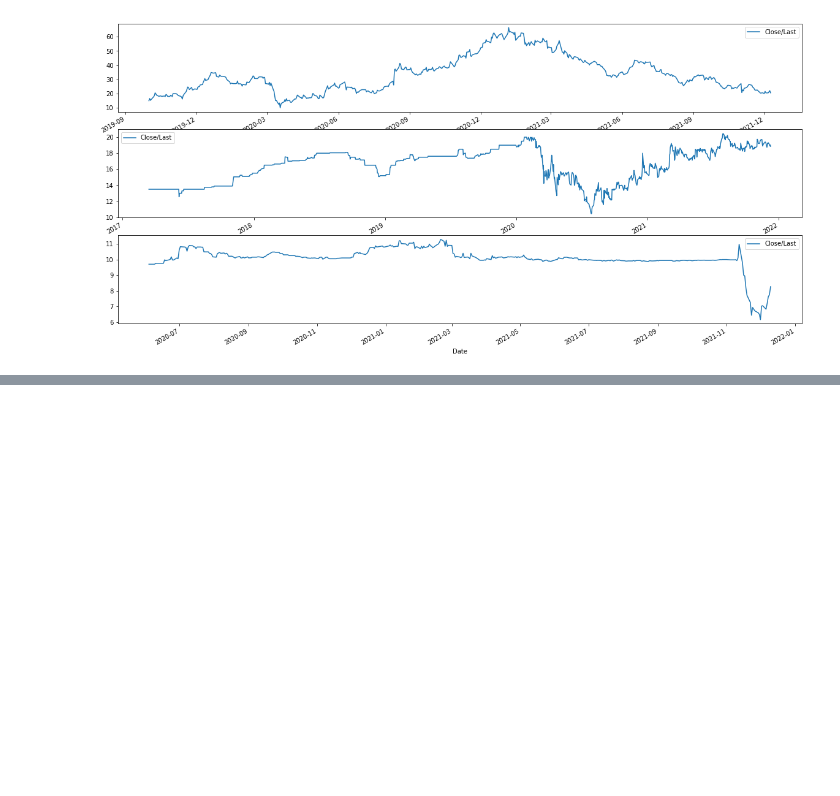
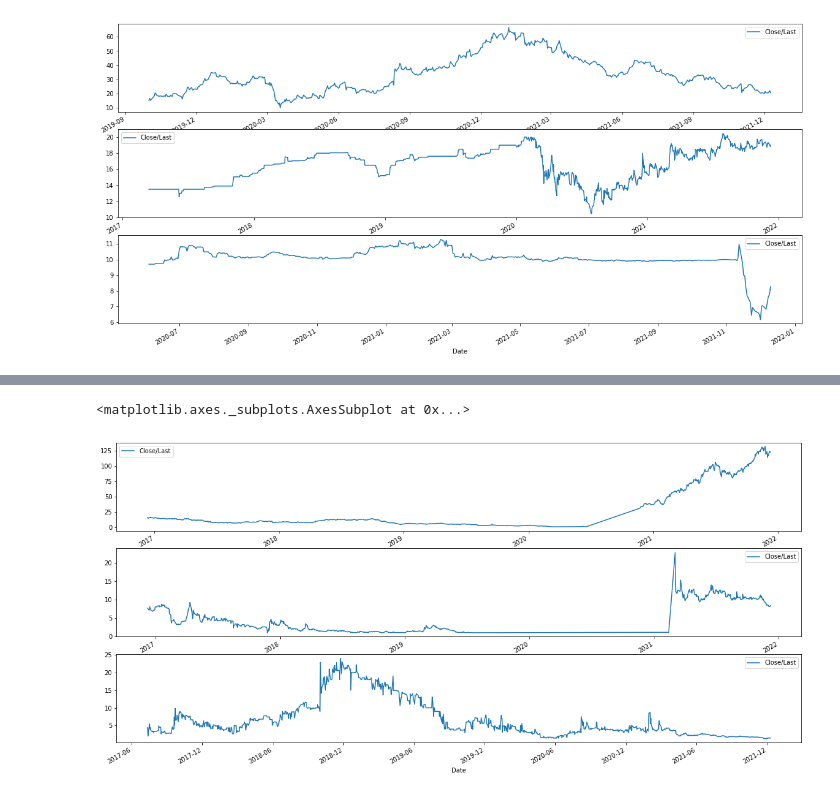
Before and after one commit to ayguno/nasdaq-time-series-analysis, a Jupyter notebook: 1 Parsing and structuring NASDAQ time-series.ipynb, the cells around one changed output, grey strips where cells are left out. Cells and saved outputs as stored; diff of their text form; code cells hidden in the pictures; blank space fills up the shorter version.

```diff
--- a/1 Parsing and structuring NASDAQ time-series.ipynb
+++ b/1 Parsing and structuring NASDAQ time-series.ipynb
@@ -242 +266,11 @@ ts_data_summary.head(10)
+# %%
+import matplotlib.pyplot as plt
+plt.rcParams["figure.figsize"] = (20,10)
+fig, axes = plt.subplots(nrows=3)
+ts_data[ts_data.Symbol == "OAS"].plot.line(x = "Date", y = "Close/Last",ax= axes[0])
+ts_data[ts_data.Symbol == "FORA"].plot.line(x = "Date", y = "Close/Last",ax= axes[1])
+ts_data[ts_data.Symbol == "NVOS"].plot.line(x = "Date", y = "Close/Last",ax= axes[2])
+# %% [output]
+<matplotlib.axes._subplots.AxesSubplot at 0x...>
+[figure, added]
 # %%
```
Also changed, not shown: parts of 8 cells of this notebook.
